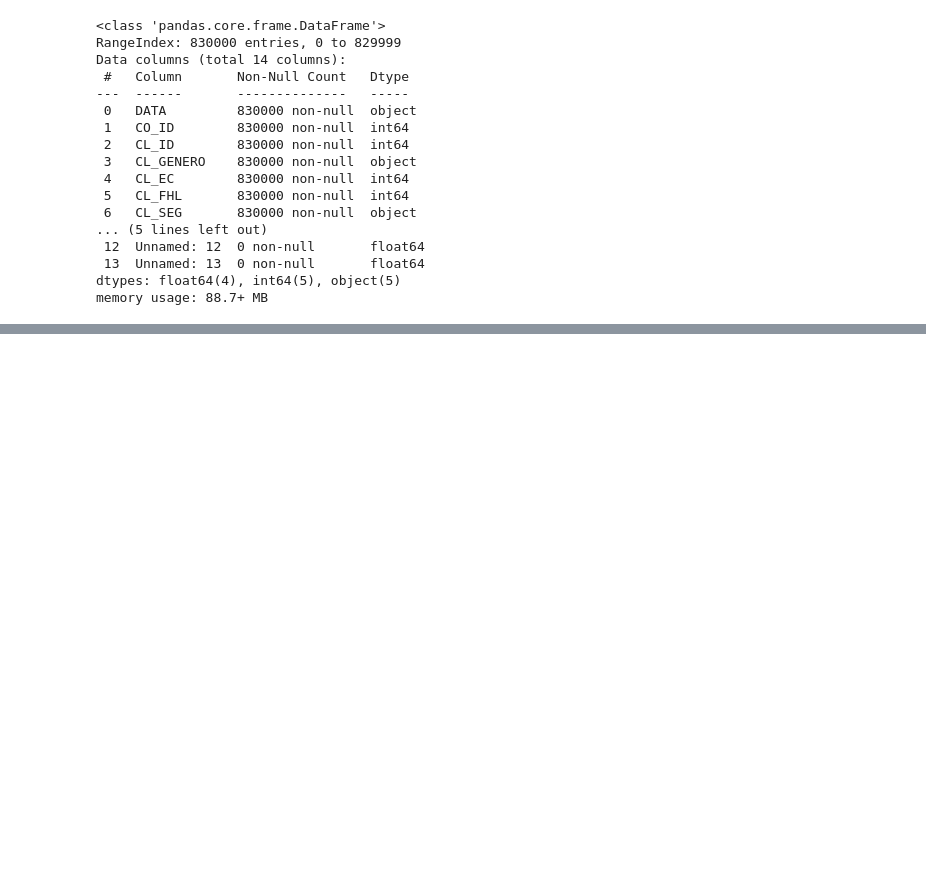
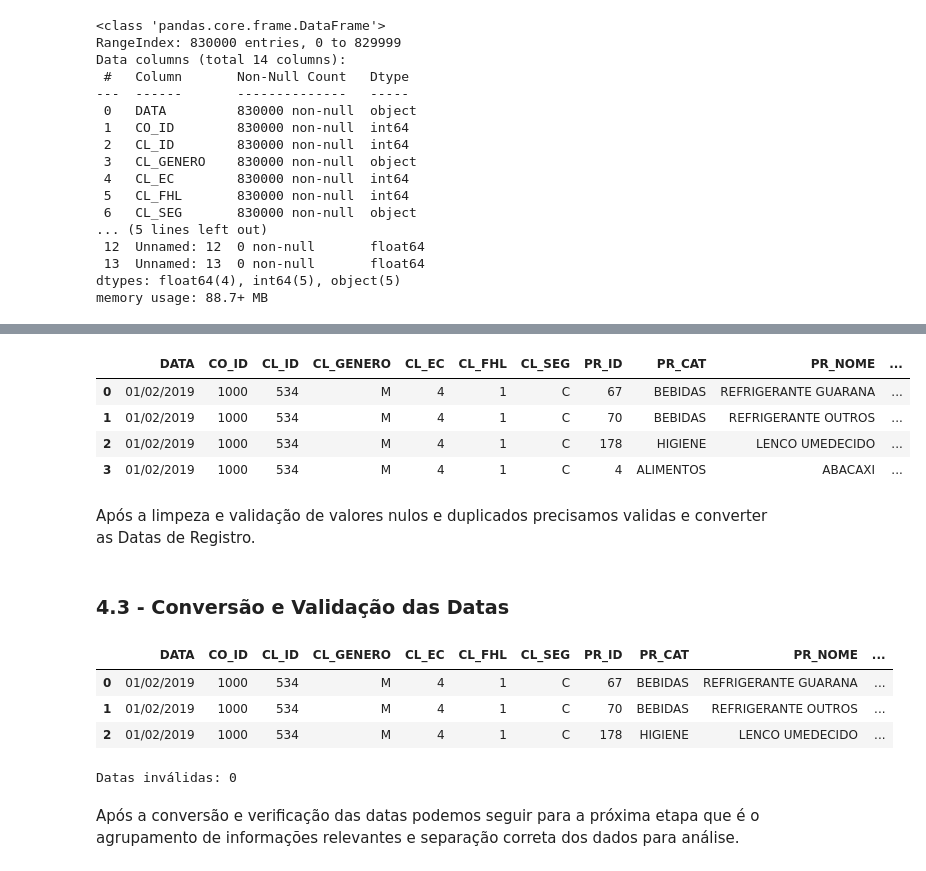
Before and after one commit to KrathK9722/Analise-de-Dados-Python-Projeto-Avaliativo-M1W07, a Jupyter notebook: Analise_Google_COLAB.ipynb, the cells around one changed output, grey strips where cells are left out. Cells and saved outputs as stored; diff of their text form; code cells hidden in the pictures; blank space fills up the shorter version.

Commit message:
Limpeza e Validação dos dados, criação de segunda tabela para modificação das colunas e conversão de datas.

```diff
--- a/Analise_Google_COLAB.ipynb
+++ b/Analise_Google_COLAB.ipynb
@@ -60,0 +110,2 @@ memory usage: 88.7+ MB
+# %%
+dados = dados.drop_duplicates()
@@ -60,0 +145,4 @@ memory usage: 88.7+ MB
+# %%
+mapa_categoria = dados.dropna(subset=["PR_CAT"]).drop_duplicates("PR_ID").set_index("PR_ID")["PR_CAT"]
+
+dados["PR_CAT"] = dados["PR_CAT"].fillna(dados["PR_ID"].map(mapa_categoria))
@@ -60,0 +189,3 @@ memory usage: 88.7+ MB
+# %%
+dados["PR_CAT"] = dados["PR_CAT"].fillna("Não informado")
+dados["PR_NOME"] = dados["PR_NOME"].fillna("Não informado")
@@ -60,0 +194,2 @@ memory usage: 88.7+ MB
+# %%
+dados = dados.drop(columns=["Unnamed: 10", "Unnamed: 11", "Unnamed: 12", "Unnamed: 13"])
@@ -60,0 +212,12 @@ memory usage: 88.7+ MB
+# %%
+dados.head(4)
+# %% [output]
+|  | DATA | CO_ID | CL_ID | CL_GENERO | CL_EC | CL_FHL | CL_SEG | PR_ID | PR_CAT | PR_NOME | ... |
+| 0 | 01/02/2019 | 1000 | 534 | M | 4 | 1 | C | 67 | BEBIDAS | REFRIGERANTE GUARANA | ... |
+| 1 | 01/02/2019 | 1000 | 534 | M | 4 | 1 | C | 70 | BEBIDAS | REFRIGERANTE OUTROS | ... |
+| 2 | 01/02/2019 | 1000 | 534 | M | 4 | 1 | C | 178 | HIGIENE | LENCO UMEDECIDO | ... |
+| 3 | 01/02/2019 | 1000 | 534 | M | 4 | 1 | C | 4 | ALIMENTOS | ABACAXI | ... |
+# %% [markdown]
+Após a limpeza e validação de valores nulos e duplicados precisamos validas e converter as Datas de Registro.
+# %% [markdown]
+### **4.3 - Conversão e Validação das Datas**
@@ -60,0 +226,14 @@ memory usage: 88.7+ MB
+# %%
+dados.head(3)
+# %% [output]
+|  | DATA | CO_ID | CL_ID | CL_GENERO | CL_EC | CL_FHL | CL_SEG | PR_ID | PR_CAT | PR_NOME | ... |
+| 0 | 01/02/2019 | 1000 | 534 | M | 4 | 1 | C | 67 | BEBIDAS | REFRIGERANTE GUARANA | ... |
+| 1 | 01/02/2019 | 1000 | 534 | M | 4 | 1 | C | 70 | BEBIDAS | REFRIGERANTE OUTROS | ... |
+| 2 | 01/02/2019 | 1000 | 534 | M | 4 | 1 | C | 178 | HIGIENE | LENCO UMEDECIDO | ... |
+# %%
+datas_invalidas = dados["DATA_convertida"].isna().sum()
+print(f"Datas inválidas: {datas_invalidas}")
+# %% [output]
+Datas inválidas: 0
+# %% [markdown]
+Após a conversão e verificação das datas podemos seguir para a próxima etapa que é o agrupamento de informações relevantes e separação correta dos dados para análise.
```
Also changed, not shown: parts of 21 cells of this notebook.
